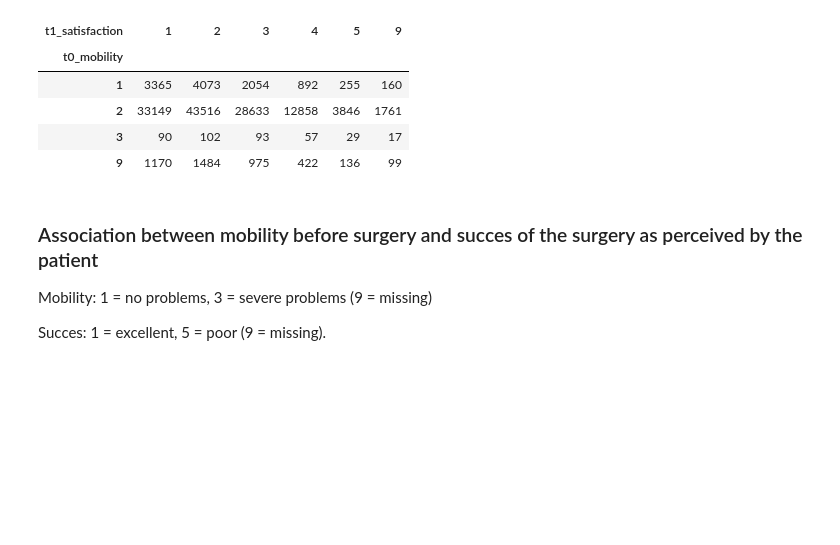
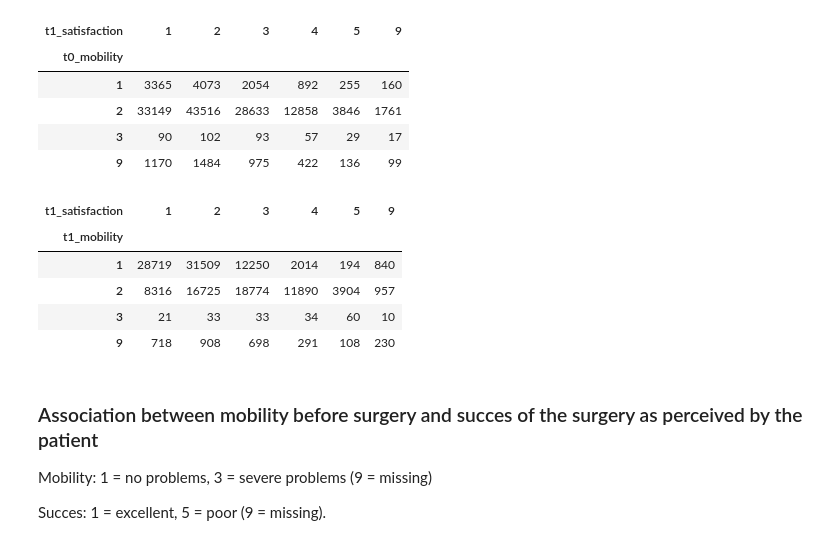
Before and after one commit to laurencefrank/NHS-PROMs, a Jupyter notebook: notebooks/nb1_NHS_PROMs_G5.ipynb, the cells around one changed output. Drawn from its saved outputs; the diff is of its cells as text; code cells hidden in the pictures; blank space fills up the shorter version.

```diff
--- a/notebooks/nb1_NHS_PROMs_G5.ipynb
+++ b/notebooks/nb1_NHS_PROMs_G5.ipynb
@@ -529,6 +615,16 @@ table
 | 2 | 33149 | 43516 | 28633 | 12858 | 3846 | 1761 |
 | 3 | 90 | 102 | 93 | 57 | 29 | 17 |
 | 9 | 1170 | 1484 | 975 | 422 | 136 | 99 |
+# %%
+table = pd.crosstab(df_knee["t1_mobility"], df_knee["t1_satisfaction"])
+table
+# %% [output]
+| t1_satisfaction | 1 | 2 | 3 | 4 | 5 | 9 |
+| t1_mobility |  |  |  |  |  |  |
+| 1 | 28719 | 31509 | 12250 | 2014 | 194 | 840 |
+| 2 | 8316 | 16725 | 18774 | 11890 | 3904 | 957 |
+| 3 | 21 | 33 | 33 | 34 | 60 | 10 |
+| 9 | 718 | 908 | 698 | 291 | 108 | 230 |
 # %% [markdown]
 ### Association between mobility before surgery and succes of the surgery as perceived by the patient
 
```
Also changed, not shown: parts of 12 cells of this notebook.
